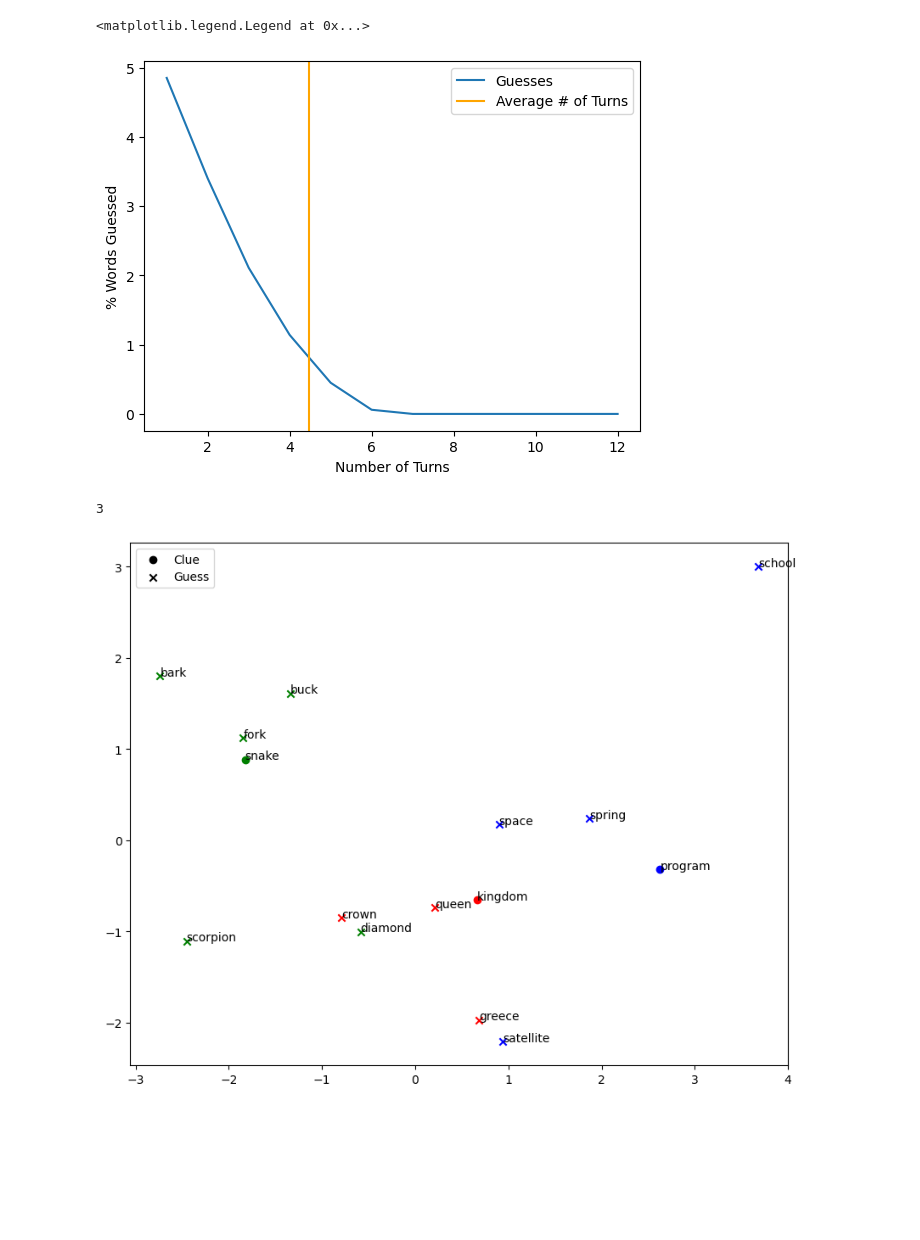
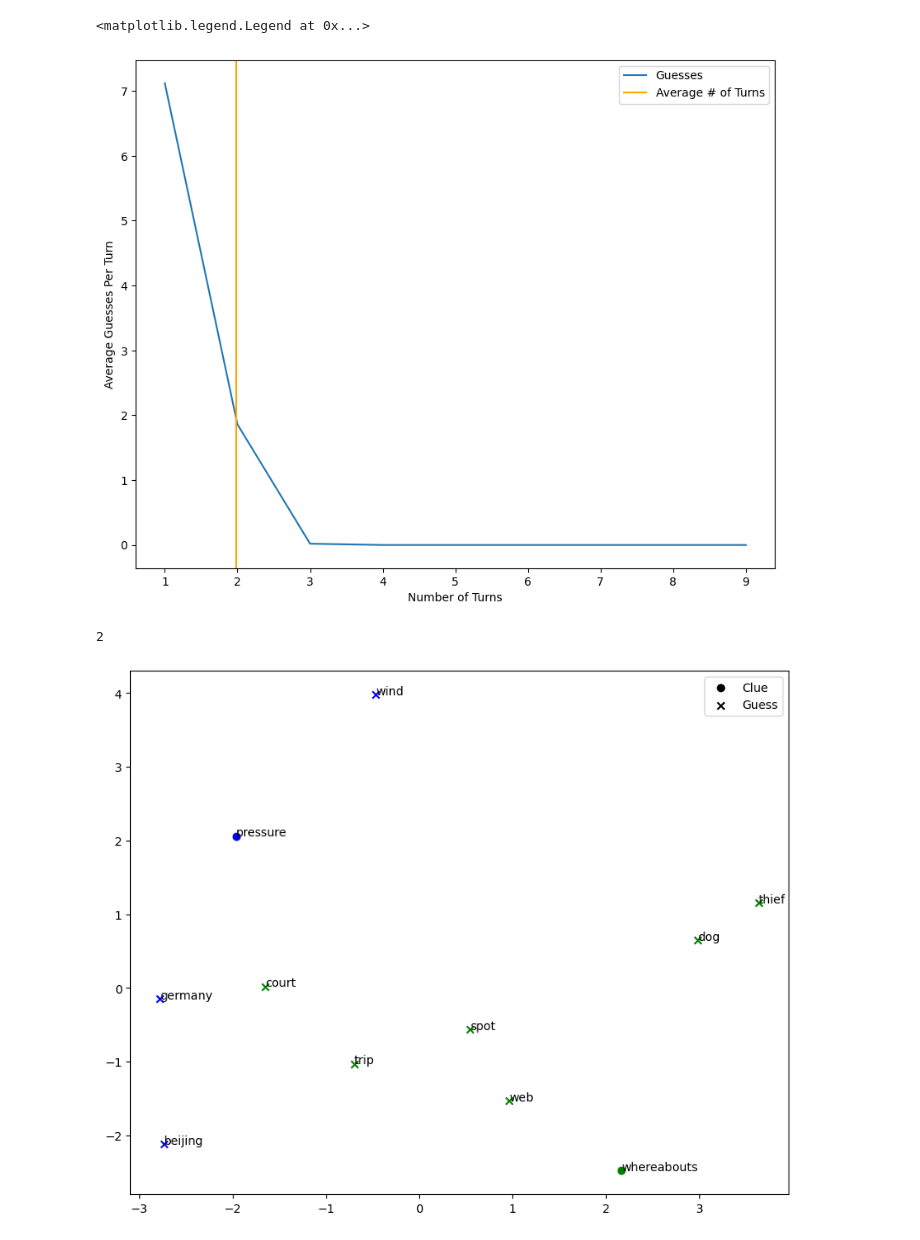
Before and after one commit to jzh001/codenames, a Jupyter notebook: results.ipynb, the cells around one changed output. Drawn from its saved outputs; the diff is of its cells as text; code cells hidden in the pictures; blank space fills up the shorter version.

```diff
--- a/results.ipynb
+++ b/results.ipynb
@@ -23,23 +25,23 @@ ave_turns, total_n_words, correct_n_words, correct_n_words / total_n_words, gues
 # %%
-max_turns = 12
+max_turns = 9
 
 tries = np.zeros(max_turns)
 correct = np.zeros(max_turns)
 for game in history:
     for i,h in enumerate(game['history']):
         tries[i] += len(h['guesses'])
         correct[i] += len(h['correct'])
 
 tries /= len(history)
 
 plt.xlabel("Number of Turns")
-plt.ylabel("% Words Guessed")
+plt.ylabel("Average Guesses Per Turn")
 plt.plot(range(1,max_turns+1), tries, label="Guesses")
 plt.axvline(x = ave_turns, color = 'orange', label = 'Average # of Turns')
 plt.legend()
 # %% [output]
 <matplotlib.legend.Legend at 0x...>
-[figure, old version]
+[figure, new version]
 # %%
 from sklearn.decomposition import PCA
 
@@ -80,8 +80,8 @@ plt.rcParams["figure.figsize"] = (10,8)
 # %%
-idx = 10 # 3
+idx = 98
 
 print(len(history[idx]['history']))
 plotGame(history[idx])
 # %% [output]
-3
+2
-[figure, old version]
+[figure, new version]
```
Also changed, not shown: parts of 4 cells of this notebook, 5 other files.
